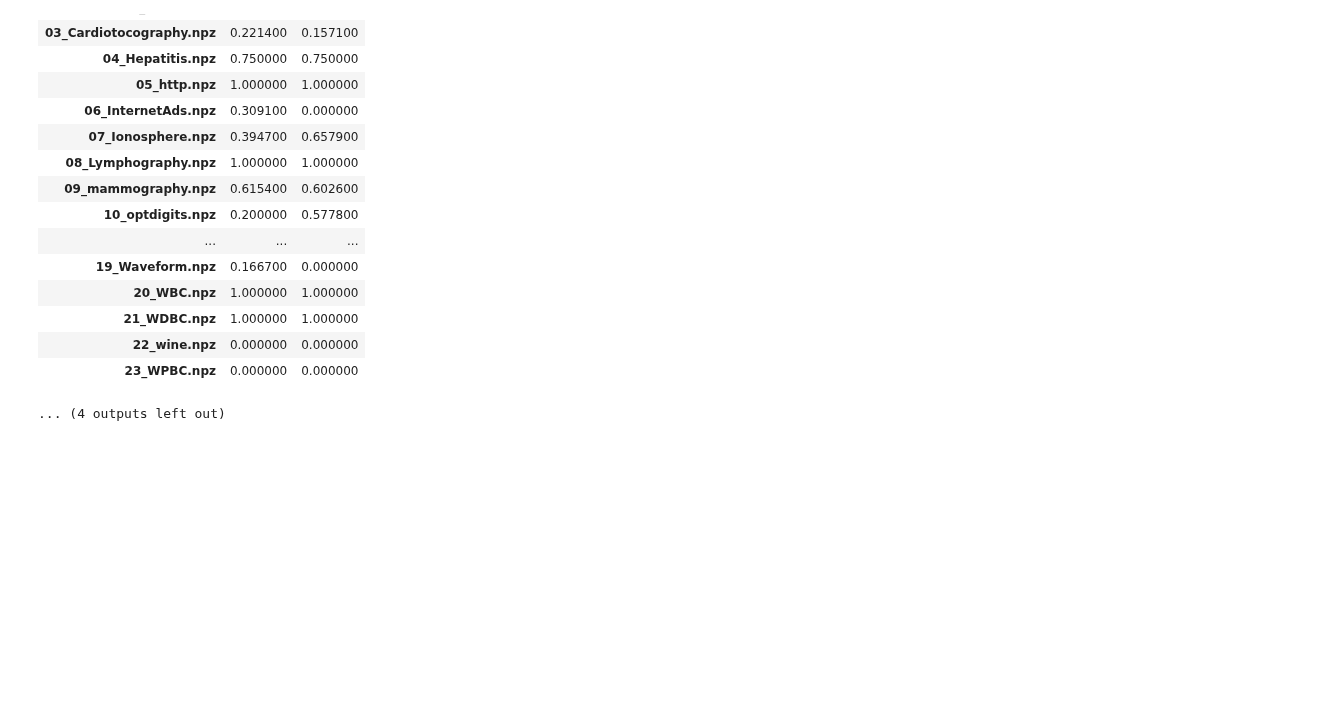
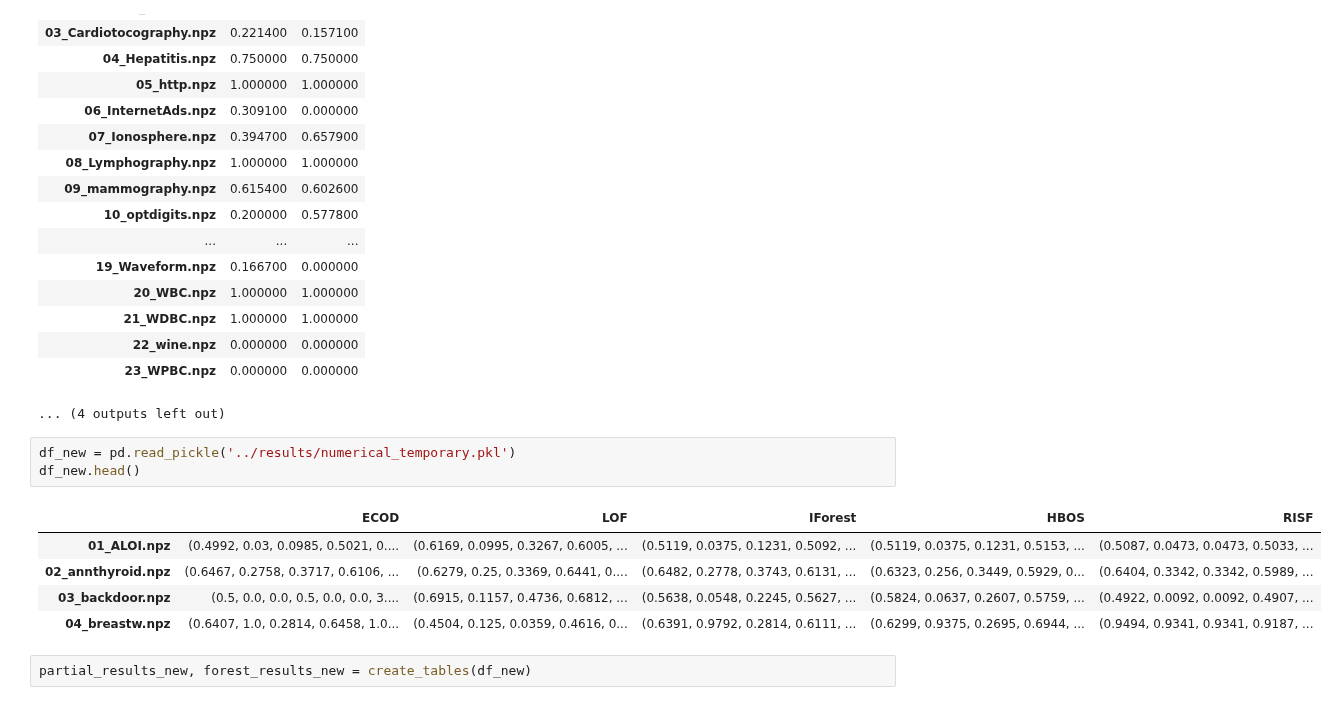
Before and after one commit to SebChw/RSIF, a Jupyter notebook: notebooks/visualitations.ipynb, the cells around one changed output. Drawn from its saved outputs; the diff is of its cells as text; blank space fills up the shorter version.

```diff
--- a/notebooks/visualitations.ipynb
+++ b/notebooks/visualitations.ipynb
@@ -300,3 +325,14 @@ test_recall
 | 22_wine.npz | 0.000000 | 0.000000 |
 | 23_WPBC.npz | 0.000000 | 0.000000 |
 ... (4 outputs left out)
+# %%
+df_new = pd.read_pickle('../results/numerical_temporary.pkl')
+df_new.head()
+# %% [output]
+|  | ECOD | LOF | IForest | HBOS | RISF |
+| 01_ALOI.npz | (0.4992, 0.03, 0.0985, 0.5021, 0.... | (0.6169, 0.0995, 0.3267, 0.6005, ... | (0.5119, 0.0375, 0.1231, 0.5092, ... | (0.5119, 0.0375, 0.1231, 0.5153, ... | (0.5087, 0.0473, 0.0473, 0.5033, ... |
+| 02_annthyroid.npz | (0.6467, 0.2758, 0.3717, 0.6106, ... | (0.6279, 0.25, 0.3369, 0.6441, 0.... | (0.6482, 0.2778, 0.3743, 0.6131, ... | (0.6323, 0.256, 0.3449, 0.5929, 0... | (0.6404, 0.3342, 0.3342, 0.5989, ... |
+| 03_backdoor.npz | (0.5, 0.0, 0.0, 0.5, 0.0, 0.0, 3.... | (0.6915, 0.1157, 0.4736, 0.6812, ... | (0.5638, 0.0548, 0.2245, 0.5627, ... | (0.5824, 0.0637, 0.2607, 0.5759, ... | (0.4922, 0.0092, 0.0092, 0.4907, ... |
+| 04_breastw.npz | (0.6407, 1.0, 0.2814, 0.6458, 1.0... | (0.4504, 0.125, 0.0359, 0.4616, 0... | (0.6391, 0.9792, 0.2814, 0.6111, ... | (0.6299, 0.9375, 0.2695, 0.6944, ... | (0.9494, 0.9341, 0.9341, 0.9187, ... |
+# %%
+partial_results_new, forest_results_new = create_tables(df_new)
```
Also changed, not shown: parts of 4 cells of this notebook, 3 other files.
